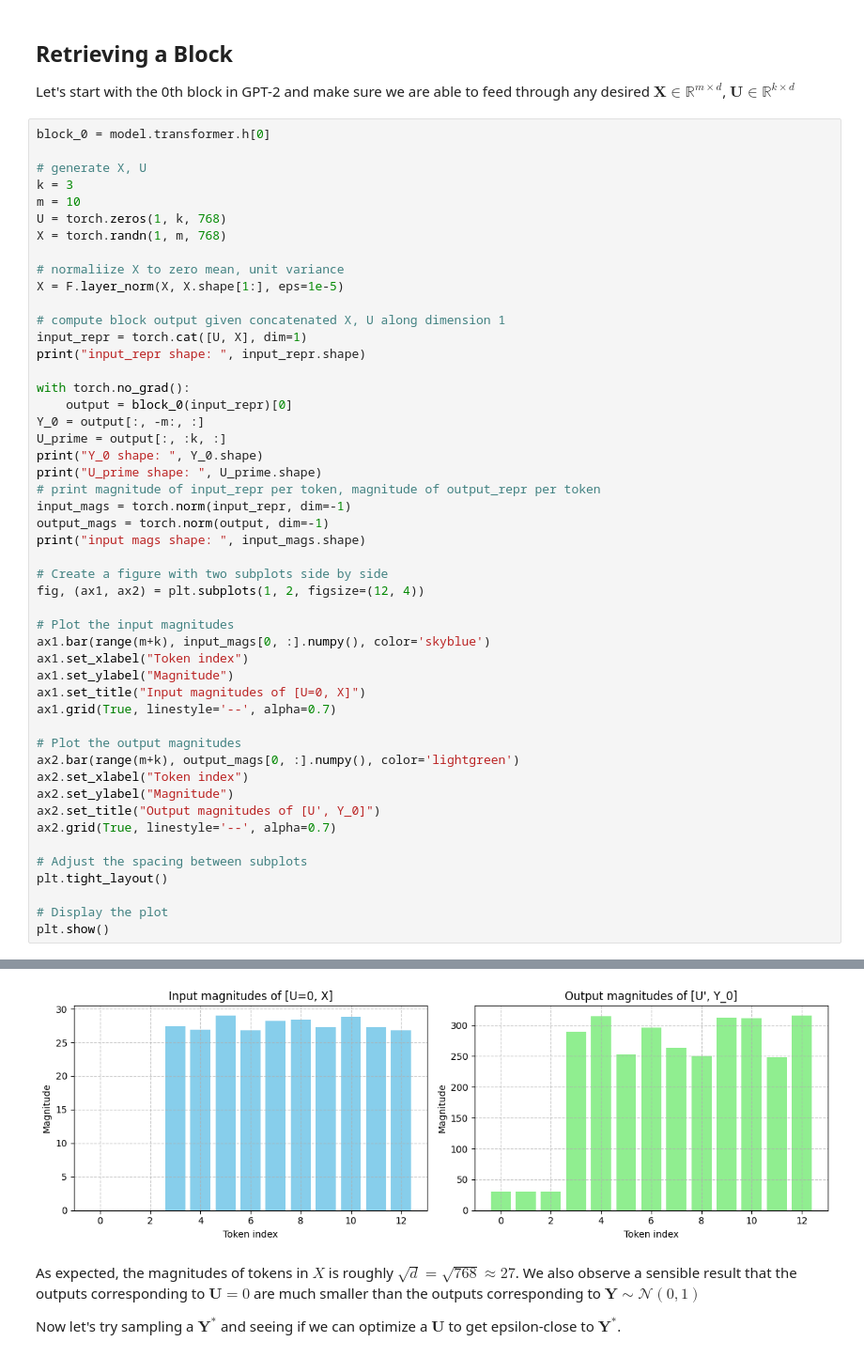
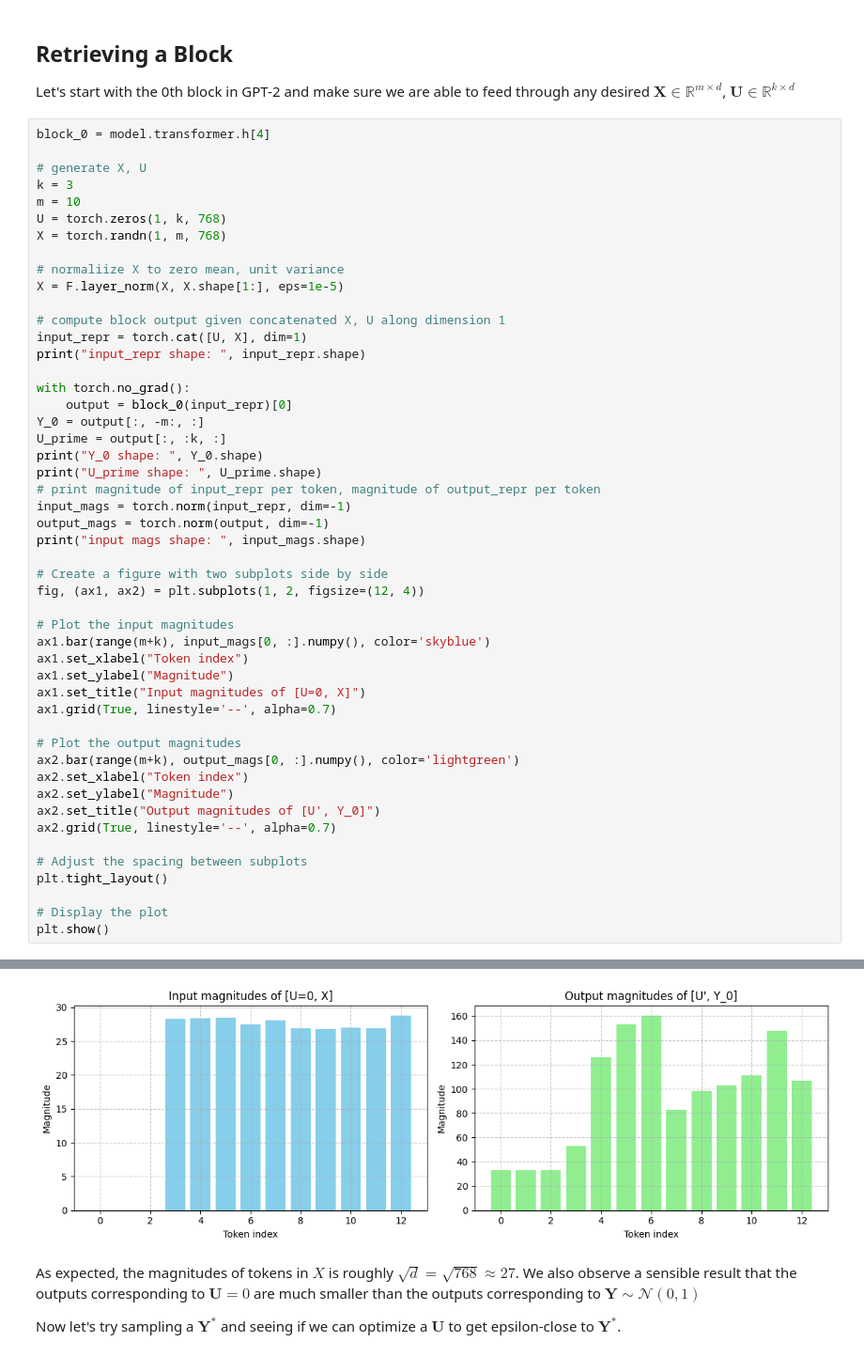
Before and after one commit to amanb2000/Magic_Words, a Jupyter notebook: theorem_numerics/03_Continuous_Control_by_Layer.ipynb, the cells around one changed output, grey strips where cells are left out. Shown: that part at 94% size. Drawn from its saved outputs; the diff is of its cells as text.

```diff
--- a/theorem_numerics/03_Continuous_Control_by_Layer.ipynb
+++ b/theorem_numerics/03_Continuous_Control_by_Layer.ipynb
@@ -98,7 +121,7 @@ torch.Size([1, 10, 768])
 Let's start with the 0th block in GPT-2 and make sure we are able to feed through
 any desired $\mathbf X \in \mathbb R^{m\times d}$, $\mathbf U \in \mathbb R^{k\times d}$
 # %%
-block_0 = model.transformer.h[0]
+block_0 = model.transformer.h[4]
 
 # generate X, U
 k = 3
@@ -124,34 +147,34 @@ input_mags = torch.norm(input_repr, dim=-1)
 output_mags = torch.norm(output, dim=-1)
 print("input mags shape: ", input_mags.shape)
 
 # Create a figure with two subplots side by side
 fig, (ax1, ax2) = plt.subplots(1, 2, figsize=(12, 4))
 
 # Plot the input magnitudes
 ax1.bar(range(m+k), input_mags[0, :].numpy(), color='skyblue')
 ax1.set_xlabel("Token index")
 ax1.set_ylabel("Magnitude")
 ax1.set_title("Input magnitudes of [U=0, X]")
 ax1.grid(True, linestyle='--', alpha=0.7)
 
 # Plot the output magnitudes
 ax2.bar(range(m+k), output_mags[0, :].numpy(), color='lightgreen')
 ax2.set_xlabel("Token index")
 ax2.set_ylabel("Magnitude")
 ax2.set_title("Output magnitudes of [U', Y_0]")
 ax2.grid(True, linestyle='--', alpha=0.7)
 
 # Adjust the spacing between subplots
 plt.tight_layout()
 
 # Display the plot
 plt.show()
 # %% [output]
 input_repr shape:  torch.Size([1, 13, 768])
 Y_0 shape:  torch.Size([1, 10, 768])
 U_prime shape:  torch.Size([1, 3, 768])
 input mags shape:  torch.Size([1, 13])
-[figure, old version]
+[figure, new version]
 # %% [markdown]
 As expected, the magnitudes of tokens in $X$ is roughly $\sqrt{d} = \sqrt{768}\approx 27$. We also observe a sensible result that the outputs corresponding to $\mathbf U = 0$ are much smaller than the outputs corresponding to $\mathbf Y \sim \mathcal N(0, 1)$
 
```
Also changed, not shown: parts of 9 cells of this notebook, 47 other files.
